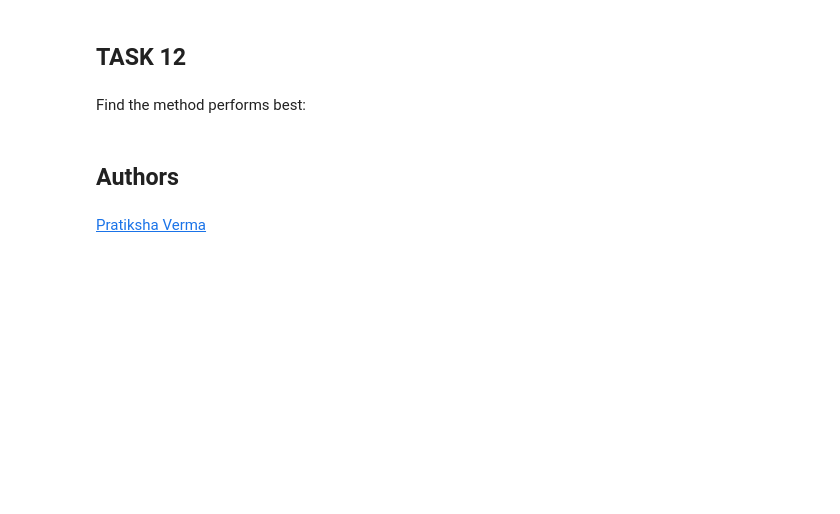
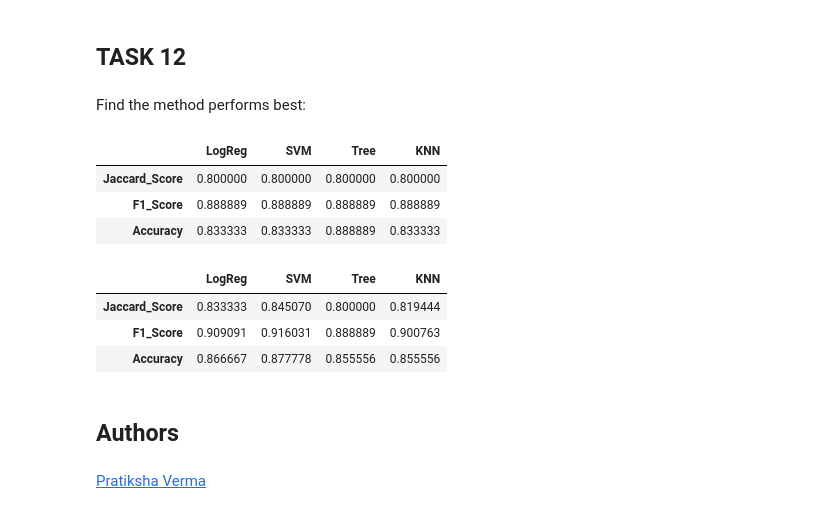
Before and after one commit to djack001/IBM-Applied-Data-Science-Capstone, a Jupyter notebook: Machine Learning Prediction.ipynb, the cells around one changed output. Saved outputs shown, nothing was run; the diff lists cells and outputs as text; code cells hidden in the pictures; blank space fills up the shorter version.

```diff
--- a/Machine Learning Prediction.ipynb
+++ b/Machine Learning Prediction.ipynb
@@ -273,8 +296,8 @@ print('score on test data : ', tree_cv.score(X_test, y_test))  # R² score on te
 # %% [markdown]
 We can plot the confusion matrix
 # %%
-yhat = svm_cv.predict(X_test)
-plot_confusion_matrix(Y_test,yhat)
+tree_yhat = svm_cv.predict(X_test)
+plot_confusion_matrix(y_test, tree_yhat)
 # %% [markdown]
 ## TASK  10
 # %% [markdown]
@@ -287,5 +310,4 @@ parameters = {'n_neighbors': [1, 2, 3, 4, 5, 6, 7, 8, 9, 10],
 KNN = KNeighborsClassifier()
 # %%
 knn_cv = GridSearchCV(KNN, parameters, cv=10)
-knn_cv.fit(X, y)
-knn_cv.best_estimator_
+knn_cv.fit(X_train, y_train)
@@ -301,0 +329,3 @@ print('score on test data : ', knn_cv.score(X_test, y_test))  # R² score on tes
+# %%
+knn_accuracy = knn_cv.score(X_test, y_test)
+knn_accuracy
@@ -302,8 +334,8 @@ print('score on test data : ', knn_cv.score(X_test, y_test))  # R² score on tes
 # %% [markdown]
 We can plot the confusion matrix
 # %%
-yhat = knn_cv.predict(X_test)
-plot_confusion_matrix(Y_test,yhat)
+knn_yhat = knn_cv.predict(X_test)
+plot_confusion_matrix(y_test, knn_yhat)
 # %% [markdown]
 ## TASK  12
 # %% [markdown]
@@ -319,3 +343,57 @@ Conclusion: Logistic Regression and SVM deliver the best performance on test dat
+# %%
+from sklearn.metrics import jaccard_score, f1_score
+
+# Examining the scores from Test sets
+jaccard_scores = [
+                  jaccard_score(y_test, logreg_yhat, average='binary'),
+                  jaccard_score(y_test, svm_yhat, average='binary'),
+                  jaccard_score(y_test, tree_yhat, average='binary'),
+                  jaccard_score(y_test, knn_yhat, average='binary'),
+                 ]
+
+f1_scores = [
+             f1_score(y_test, logreg_yhat, average='binary'),
+             f1_score(y_test, svm_yhat, average='binary'),
+             f1_score(y_test, tree_yhat, average='binary'),
+             f1_score(y_test, knn_yhat, average='binary'),
+            ]
+
+accuracy = [logreg_accuracy, svm_accuracy, tree_accuracy, knn_accuracy]
+
+scores = pd.DataFrame(np.array([jaccard_scores, f1_scores, accuracy]), index=['Jaccard_Score', 'F1_Score', 'Accuracy'] , columns=['LogReg', 'SVM', 'Tree', 'KNN'])
+scores
+# %% [output]
+|  | LogReg | SVM | Tree | KNN |
+| Jaccard_Score | 0.800000 | 0.800000 | 0.800000 | 0.800000 |
+| F1_Score | 0.888889 | 0.888889 | 0.888889 | 0.888889 |
+| Accuracy | 0.833333 | 0.833333 | 0.888889 | 0.833333 |
+# %%
+# Examining the scores from the whole Dataset
+jaccard_scores = [
+                  jaccard_score(y, logreg_cv.predict(X), average='binary'),
+                  jaccard_score(y, svm_cv.predict(X), average='binary'),
+                  jaccard_score(y, tree_cv.predict(X), average='binary'),
+                  jaccard_score(y, knn_cv.predict(X), average='binary'),
+                 ]
+
+f1_scores = [
+             f1_score(Y, logreg_cv.predict(X), average='binary'),
+             f1_score(Y, svm_cv.predict(X), average='binary'),
+             f1_score(Y, tree_cv.predict(X), average='binary'),
+             f1_score(Y, knn_cv.predict(X), average='binary'),
+            ]
+
+accuracy = [logreg_cv.score(X, Y), svm_cv.score(X, Y), tree_cv.score(X, Y), knn_cv.score(X, Y)]
+
+scores = pd.DataFrame(np.array([jaccard_scores, f1_scores, accuracy]),
+                      index=['Jaccard_Score', 'F1_Score', 'Accuracy'],
+                      columns=['LogReg', 'SVM', 'Tree', 'KNN'])
+scores
+# %% [output]
+|  | LogReg | SVM | Tree | KNN |
+| Jaccard_Score | 0.833333 | 0.845070 | 0.800000 | 0.819444 |
+| F1_Score | 0.909091 | 0.916031 | 0.888889 | 0.900763 |
+| Accuracy | 0.866667 | 0.877778 | 0.855556 | 0.855556 |
 # %% [markdown]
 ## Authors
 # %% [markdown]
```
Also changed, not shown: parts of 23 cells of this notebook.
